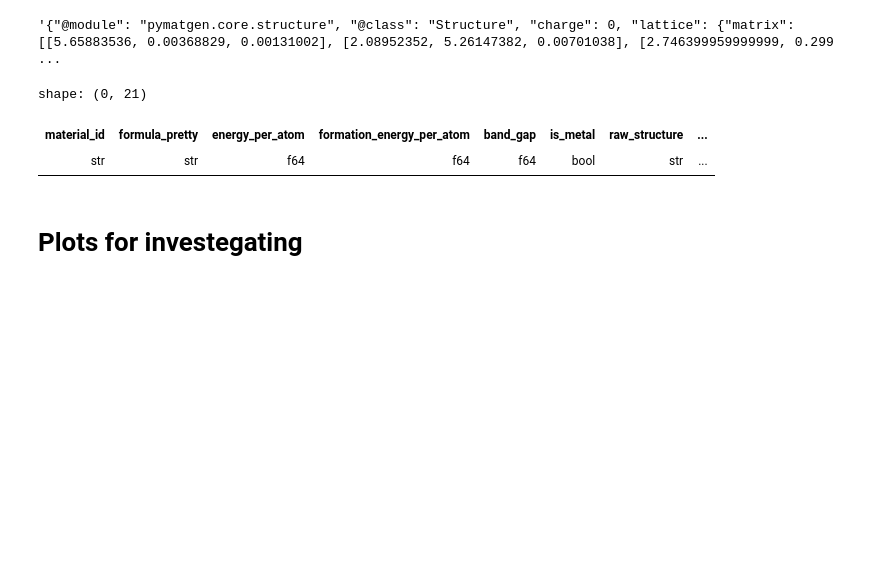
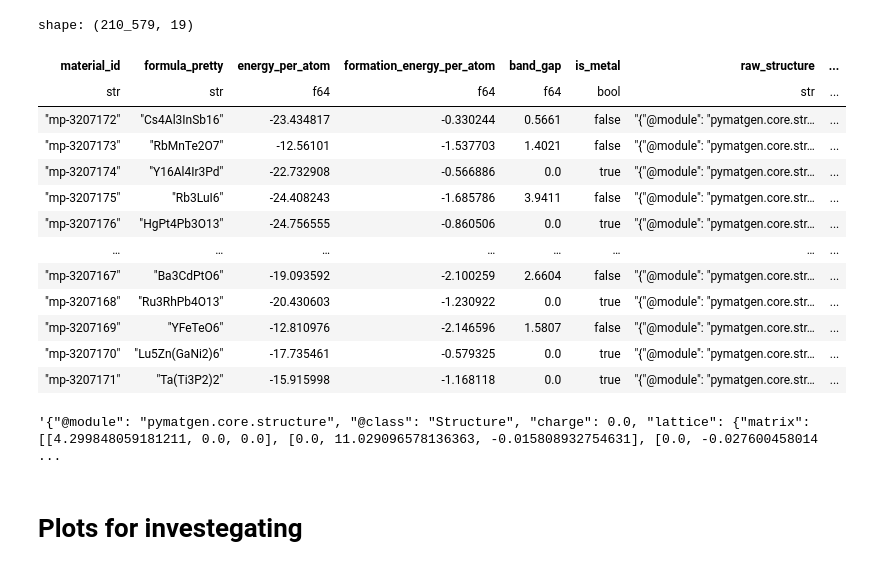
Before and after one commit to karlfindhansen/Non-Euclidean-Distances-in-Molecular-Representation, a Jupyter notebook: notebooks/Materials Project/analysis/materials_project_analysis.ipynb, the cells around one changed output. Drawn from its saved outputs; the diff is of its cells as text; code cells hidden in the pictures; blank space fills up the shorter version.

```diff
--- a/notebooks/Materials Project/analysis/materials_project_analysis.ipynb
+++ b/notebooks/Materials Project/analysis/materials_project_analysis.ipynb
@@ -12,6 +12,6 @@ from pymatgen.core import Structure
 
 from src.datasets import MaterialsProject
 # %%
-mp = MaterialsProject()
-mp.load(limit=None)
+mp = MaterialsProject(sampling_strategy="head", add_acsf=False, add_soap=False)
+mp.load(limit=None, force_fetch=False)
 # %% [output]
@@ -21,20 +22,21 @@ mp.load(limit=None)
+shape: (210_579, 19)
+| material_id | formula_pretty | energy_per_atom | formation_energy_per_atom | band_gap | is_metal | raw_structure | ... |
+| str | str | f64 | f64 | f64 | bool | str | ... |
+| "mp-3207172" | "Cs4Al3InSb16" | -23.434817 | -0.330244 | 0.5661 | false | "{"@module": "pymatgen.core.str… | ... |
+| "mp-3207173" | "RbMnTe2O7" | -12.56101 | -1.537703 | 1.4021 | false | "{"@module": "pymatgen.core.str… | ... |
+| "mp-3207174" | "Y16Al4Ir3Pd" | -22.732908 | -0.566886 | 0.0 | true | "{"@module": "pymatgen.core.str… | ... |
+| "mp-3207175" | "Rb3LuI6" | -24.408243 | -1.685786 | 3.9411 | false | "{"@module": "pymatgen.core.str… | ... |
+| "mp-3207176" | "HgPt4Pb3O13" | -24.756555 | -0.860506 | 0.0 | true | "{"@module": "pymatgen.core.str… | ... |
+| … | … | … | … | … | … | … | ... |
+| "mp-3207167" | "Ba3CdPtO6" | -19.093592 | -2.100259 | 2.6604 | false | "{"@module": "pymatgen.core.str… | ... |
+| "mp-3207168" | "Ru3RhPb4O13" | -20.430603 | -1.230922 | 0.0 | true | "{"@module": "pymatgen.core.str… | ... |
+| "mp-3207169" | "YFeTeO6" | -12.810976 | -2.146596 | 1.5807 | false | "{"@module": "pymatgen.core.str… | ... |
+| "mp-3207170" | "Lu5Zn(GaNi2)6" | -17.735461 | -0.579325 | 0.0 | true | "{"@module": "pymatgen.core.str… | ... |
+| "mp-3207171" | "Ta(Ti3P2)2" | -15.915998 | -1.168118 | 0.0 | true | "{"@module": "pymatgen.core.str… | ... |
 # %%
 mp.df["raw_structure"][0]
 # %% [output]
-'{"@module": "pymatgen.core.structure", "@class": "Structure", "charge": 0, "lattice": {"matrix": [[5.65883536, 0.00368829, 0.00131002], [2.08952352, 5.26147382, 0.00701038], [2.746399959999999, 0.299 ...
+'{"@module": "pymatgen.core.structure", "@class": "Structure", "charge": 0.0, "lattice": {"matrix": [[4.299848059181211, 0.0, 0.0], [0.0, 11.029096578136363, -0.015808932754631], [0.0, -0.027600458014 ...
-# %%
-duplicate_embeddings = mp.df.join(
-    mp.df.group_by("acsf_embedding")
-        .len()
-        .filter(pl.col("len") > 1),
-    on="acsf_embedding"
-)
-
-duplicate_embeddings
-# %% [output]
-shape: (0, 21)
-| material_id | formula_pretty | energy_per_atom | formation_energy_per_atom | band_gap | is_metal | raw_structure | ... |
-| str | str | f64 | f64 | f64 | bool | str | ... |
 # %% [markdown]
 # Plots for investegating
 # %%
```
Also changed, not shown: parts of 12 cells of this notebook, 6 other files.
